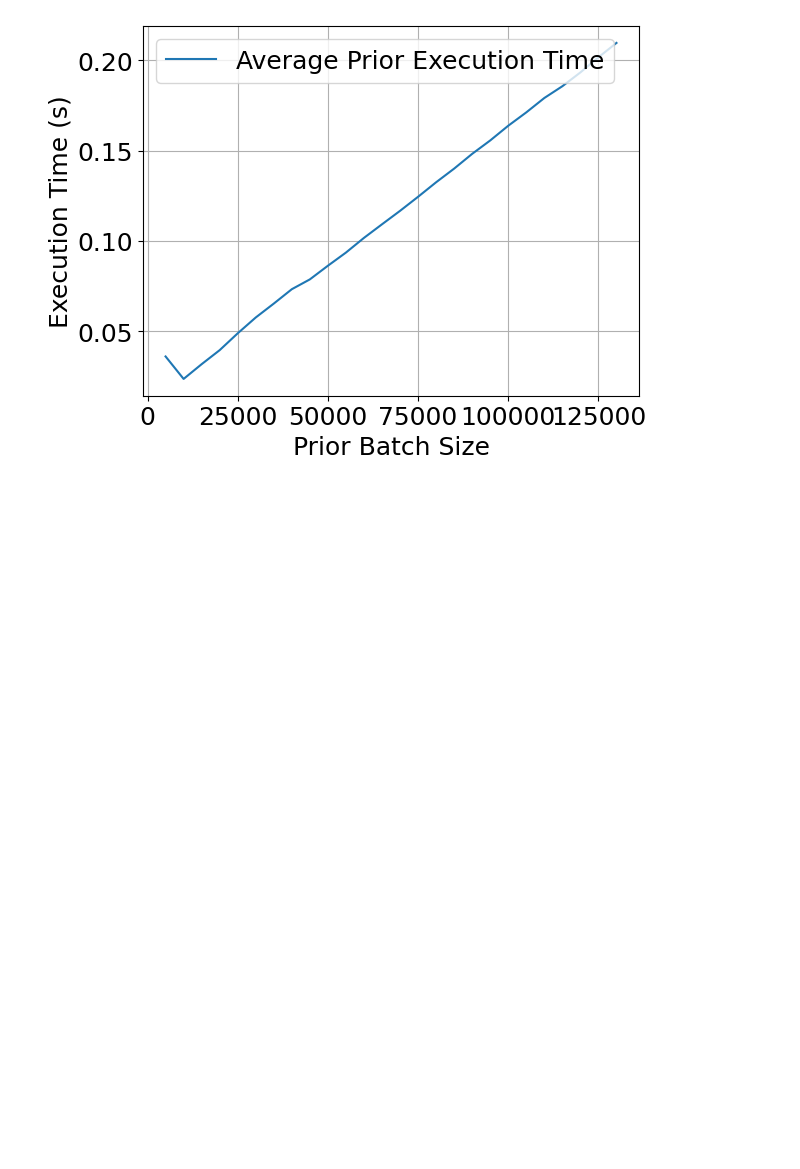
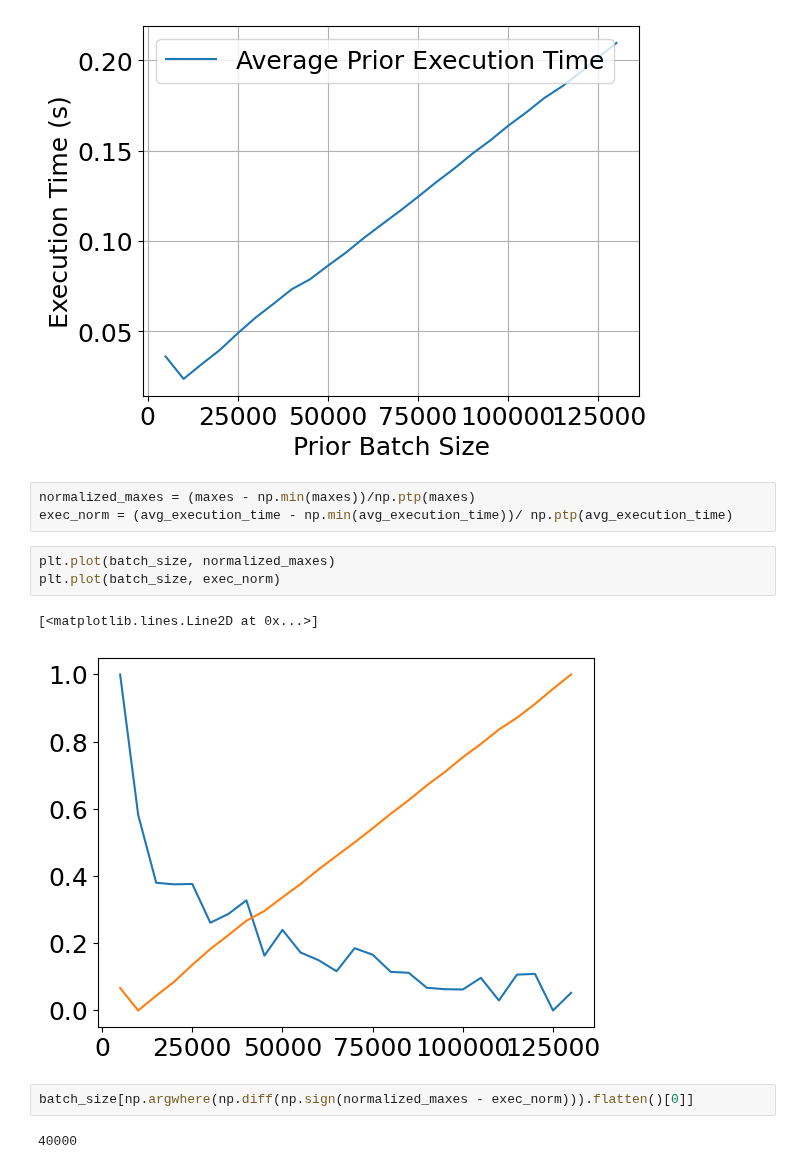
Before and after one commit to PaulBuechler-git/nf-for-inv-problems, a Jupyter notebook: prior_variance_experiment_butterfly.ipynb, the cells around one changed output. Cells and saved outputs as stored; diff of their text form; blank space fills up the shorter version.

```diff
--- a/prior_variance_experiment_butterfly.ipynb
+++ b/prior_variance_experiment_butterfly.ipynb
@@ -80,3 +82,16 @@ plt.ylabel('Execution Time (s)')
 plt.grid(True)
 # %% [output]
 [figure]
+# %%
+normalized_maxes = (maxes - np.min(maxes))/np.ptp(maxes)
+exec_norm = (avg_execution_time - np.min(avg_execution_time))/ np.ptp(avg_execution_time)
+# %%
+plt.plot(batch_size, normalized_maxes)
+plt.plot(batch_size, exec_norm)
+# %% [output]
+[<matplotlib.lines.Line2D at 0x...>]
+[figure, added]
+# %%
+batch_size[np.argwhere(np.diff(np.sign(normalized_maxes - exec_norm))).flatten()[0]]
+# %% [output]
+40000
```
Also changed, not shown: parts of 2 cells of this notebook, 3 other files.
